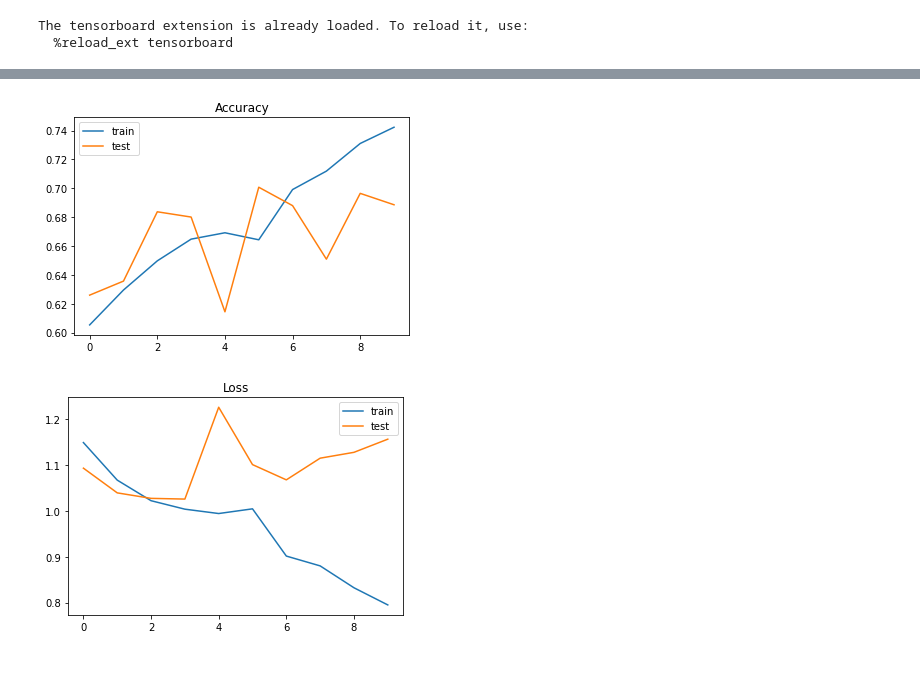
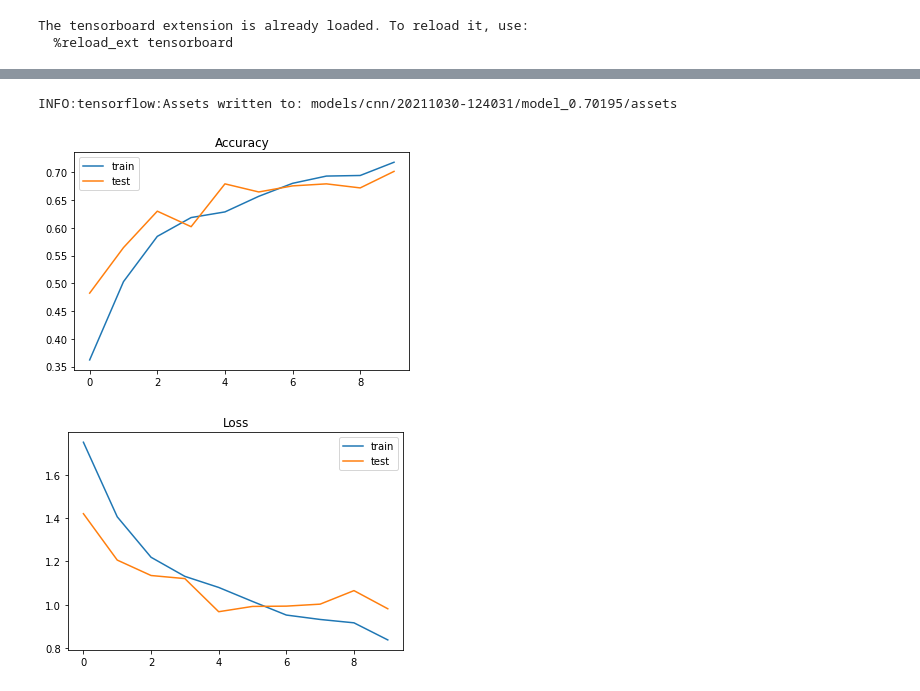
Before and after one commit to TheoHelfenberger/2021_HS_DAS_NLP_Notebooks, a Jupyter notebook: CNN German Newsset.ipynb, the cells around one changed output, grey strips where cells are left out. Drawn from its saved outputs; the diff is of its cells as text; code cells hidden in the pictures.

```diff
--- a/CNN German Newsset.ipynb
+++ b/CNN German Newsset.ipynb
@@ -193,17 +193,27 @@ def train_model_local(params, model, dataset_train, dataset_val):
     if training_logdir is None:
         training_logdir = os.path.join("logs", datetime.datetime.now().strftime("%Y%m%d-%H%M%S"))
 
-    # ensorboard_callback = keras.callbacks.TensorBoard(training_logdir, histogram_freq=1)
+    checkpoint_path = "training_2/cp-{epoch:04d}.ckpt"
+    checkpoint_dir = os.path.dirname(checkpoint_path)
+
+    cp_callback = tf.keras.callbacks.ModelCheckpoint(
+    filepath=checkpoint_path,
+    verbose=1,
+    save_weights_only=True,
+    save_freq=5*params['batch_size'])
+
+
+    tensorboard_callback = keras.callbacks.TensorBoard(training_logdir, histogram_freq=1)
 
     history = model.fit(
         dataset_train,
         validation_data=dataset_val,
-        #callbacks=[tensorboard_callback],
+        callbacks=[tensorboard_callback, cp_callback],
         epochs=training_epochs)
 
     return history
 
-#%tensorboard --logdir logs/fit
+# %tensorboard --logdir logs/
 # %%
 params["training_epochs"] = 10
 history = train_model_local(params, model, dataset_train, dataset_val)
@@ -216,10 +238,13 @@ Hint: If you want to see a list of allocated tensors when OOM happens, add repor
 # %%
 from fhnw.nlp.utils.ploting import plot_history
+from fhnw.nlp.utils.params import save_model
 
+save_model(params, model, history)
 plot_history(history)
 # %% [output]
+INFO:tensorflow:Assets written to: models/cnn/20211030-124031/model_0.70195/assets
-[figure, old version]
+[figure, new version]
-[figure, old version]
+[figure, new version]
 # %%
 # Unfreeze all layers (i.e. make embeddings trainable)
 model.trainable = True
```
Also changed, not shown: parts of 6 cells of this notebook, 8 other files.
